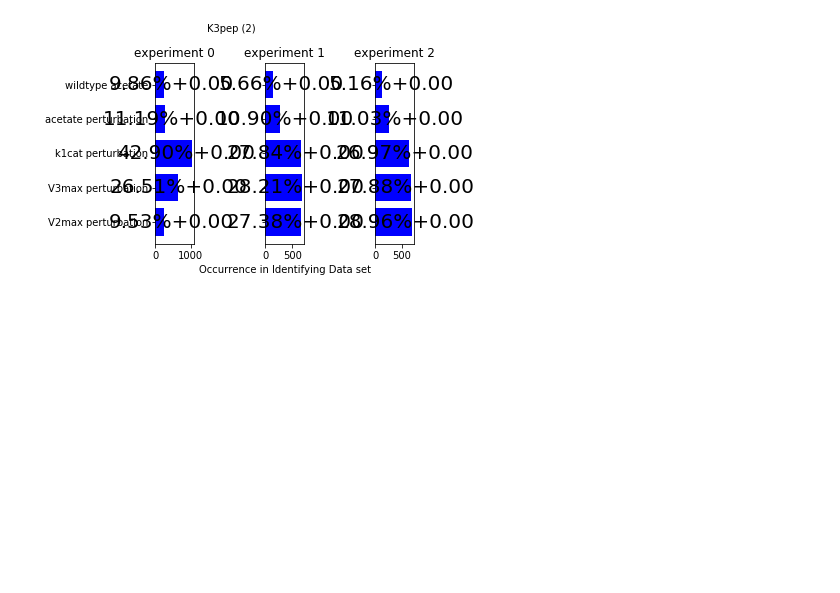
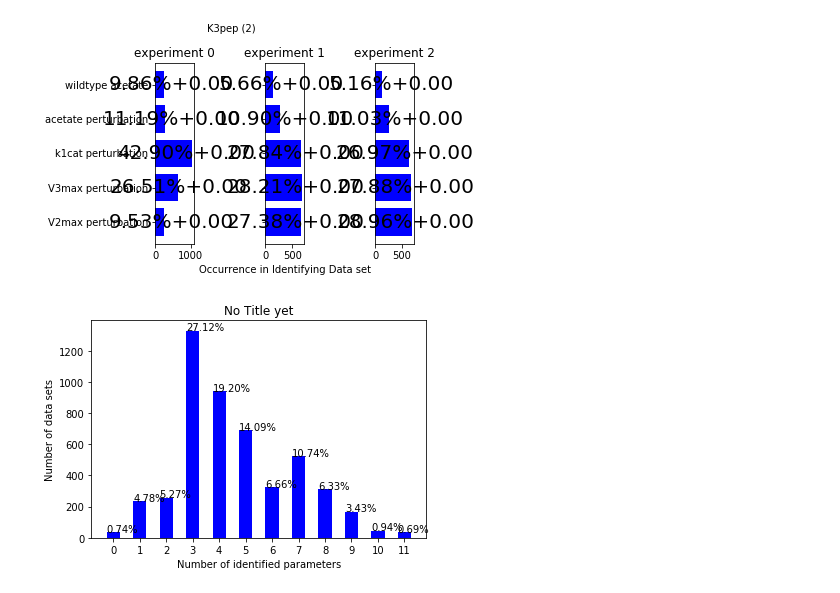
Before and after one commit to shyamsrinivasan/ident, a Jupyter notebook: ident/python2/ss-ident/no_noise.ipynb, the cells around one changed output. Cells and saved outputs as stored; diff of their text form; code cells hidden in the pictures; blank space fills up the shorter version.

Commit message:
new figure for data utility

```diff
--- a/ident/python2/ss-ident/no_noise.ipynb
+++ b/ident/python2/ss-ident/no_noise.ipynb
@@ -125,3 +121,7 @@ parameter_experiment_type_plot(total_exp_info, fraction_exp_info, parameter_choi
 [figure]
 [figure]
 [figure]
+# %%
+data_utility_plot(data_list[0])
+# %% [output]
+[figure, added]
```
Also changed, not shown: parts of 1 cell of this notebook.
